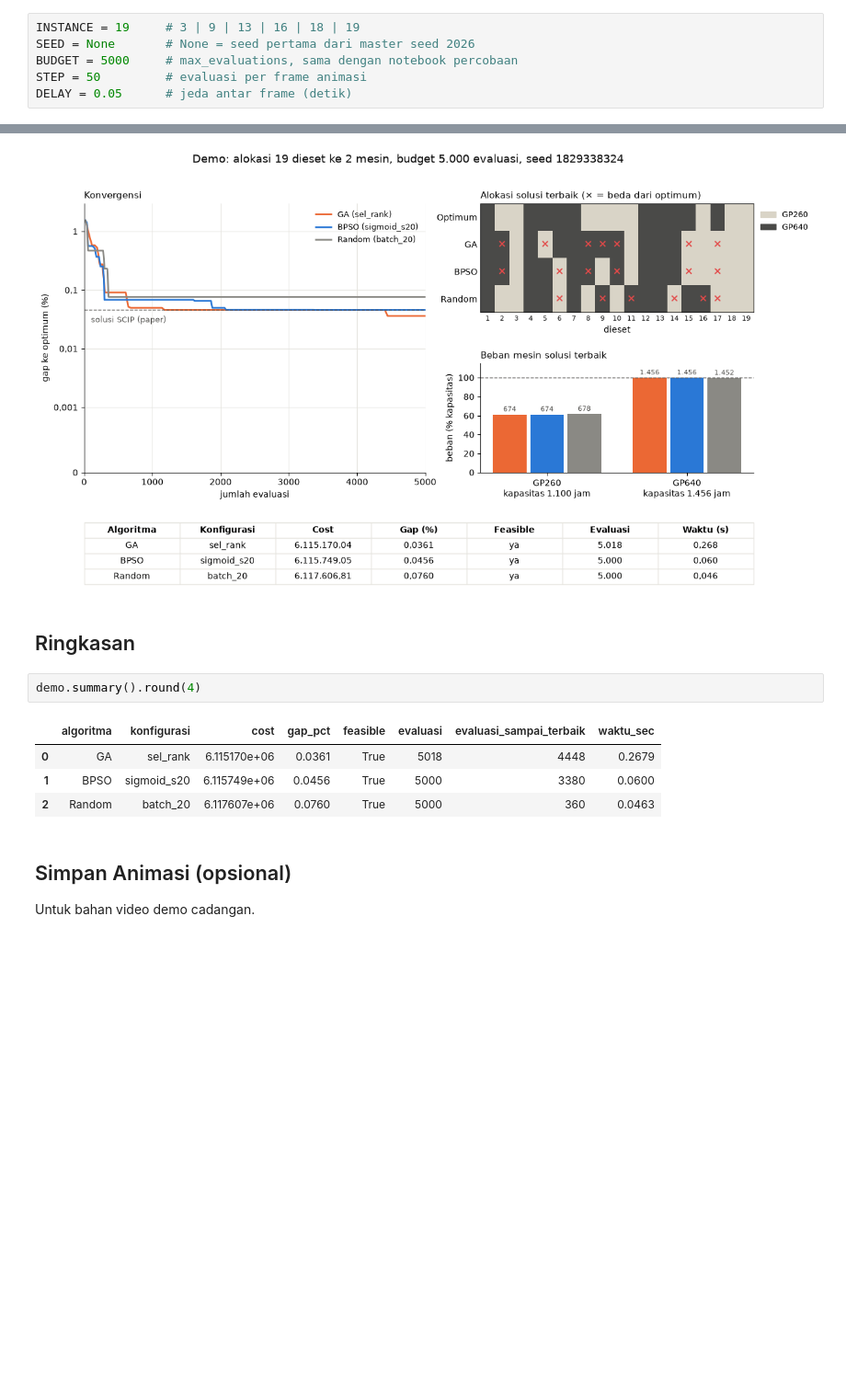
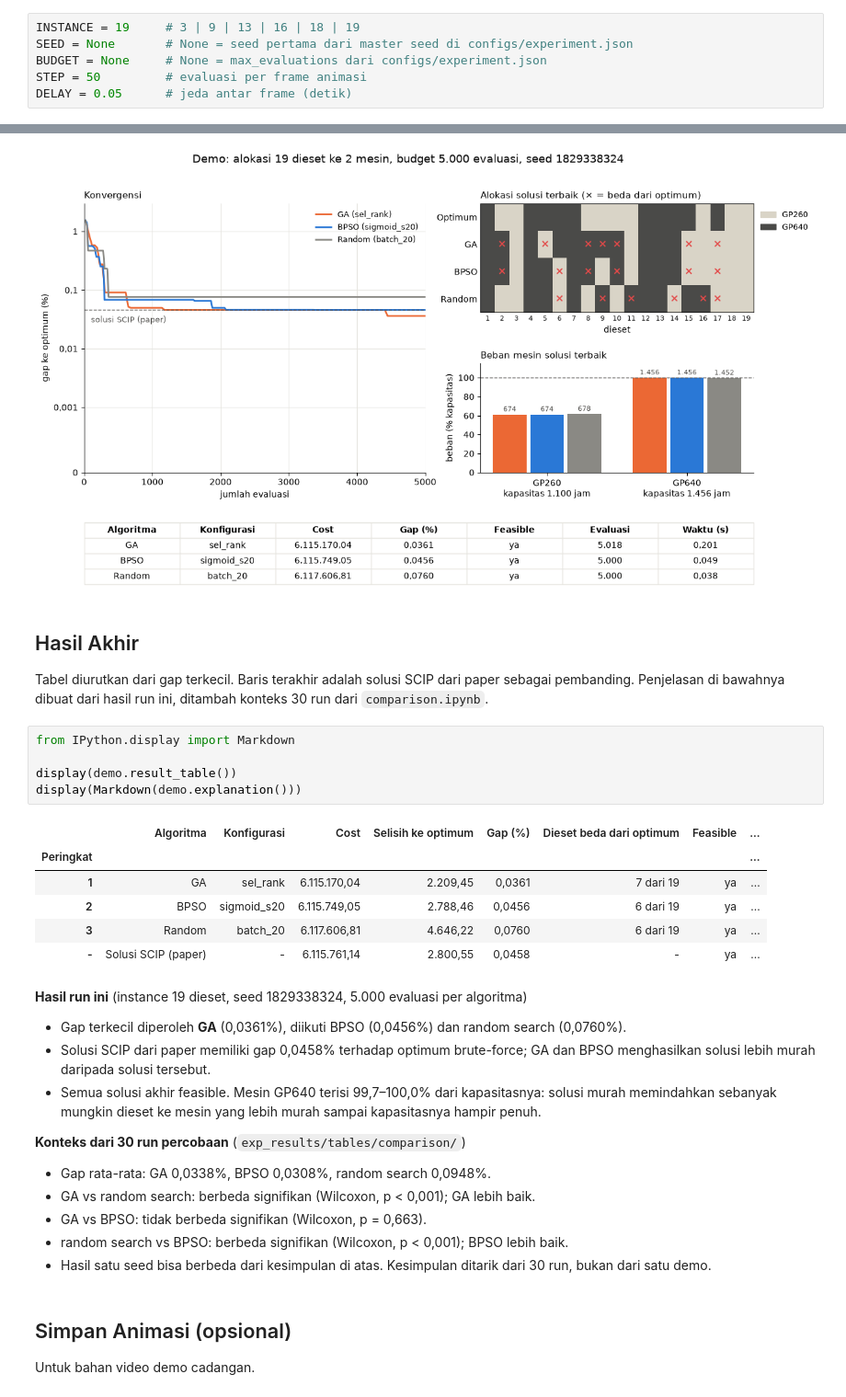
Before and after one commit to nazihnajmudin/AI5103-28426004-13523144, a Jupyter notebook: experiments/demo.ipynb, the cells around one changed output, grey strips where cells are left out. Shown at 92% size. Saved outputs shown, nothing was run; the diff lists cells and outputs as text; blank space fills up the shorter version.

```diff
--- a/experiments/demo.ipynb
+++ b/experiments/demo.ipynb
@@ -26,8 +26,8 @@ from src.paths import FIGURES_DIR
 ## Parameter
 # %%
 INSTANCE = 19     # 3 | 9 | 13 | 16 | 18 | 19
-SEED = None       # None = seed pertama dari master seed 2026
-BUDGET = 5000     # max_evaluations, sama dengan notebook percobaan
+SEED = None       # None = seed pertama dari master seed di configs/experiment.json
+BUDGET = None     # None = max_evaluations dari configs/experiment.json
 STEP = 50         # evaluasi per frame animasi
 DELAY = 0.05      # jeda antar frame (detik)
 # %% [markdown]
@@ -45,14 +45,34 @@ for _ in demo.frames():
 instance 19 dieset, seed 1829338324, optimum brute-force 6,112,960.59
 [figure]
 # %% [markdown]
-## Ringkasan
+## Hasil Akhir
+
+Tabel diurutkan dari gap terkecil. Baris terakhir adalah solusi SCIP dari paper sebagai pembanding. Penjelasan di bawahnya dibuat dari hasil run ini, ditambah konteks 30 run dari `comparison.ipynb`.
 # %%
-demo.summary().round(4)
+from IPython.display import Markdown
+
+display(demo.result_table())
+display(Markdown(demo.explanation()))
 # %% [output]
-|  | algoritma | konfigurasi | cost | gap_pct | feasible | evaluasi | evaluasi_sampai_terbaik | waktu_sec |
-| 0 | GA | sel_rank | 6.115170e+06 | 0.0361 | True | 5018 | 4448 | 0.2679 |
-| 1 | BPSO | sigmoid_s20 | 6.115749e+06 | 0.0456 | True | 5000 | 3380 | 0.0600 |
-| 2 | Random | batch_20 | 6.117607e+06 | 0.0760 | True | 5000 | 360 | 0.0463 |
+|  | Algoritma | Konfigurasi | Cost | Selisih ke optimum | Gap (%) | Dieset beda dari optimum | Feasible | ... |
+| Peringkat |  |  |  |  |  |  |  | ... |
+| 1 | GA | sel_rank | 6.115.170,04 | 2.209,45 | 0,0361 | 7 dari 19 | ya | ... |
+| 2 | BPSO | sigmoid_s20 | 6.115.749,05 | 2.788,46 | 0,0456 | 6 dari 19 | ya | ... |
+| 3 | Random | batch_20 | 6.117.606,81 | 4.646,22 | 0,0760 | 6 dari 19 | ya | ... |
+| - | Solusi SCIP (paper) | - | 6.115.761,14 | 2.800,55 | 0,0458 | - | ya | ... |
+**Hasil run ini** (instance 19 dieset, seed 1829338324, 5.000 evaluasi per algoritma)
+
+- Gap terkecil diperoleh **GA** (0,0361%), diikuti BPSO (0,0456%) dan random search (0,0760%).
+- Solusi SCIP dari paper memiliki gap 0,0458% terhadap optimum brute-force; GA dan BPSO menghasilkan solusi lebih murah daripada solusi tersebut.
+- Semua solusi akhir feasible. Mesin GP640 terisi 99,7–100,0% dari kapasitasnya: solusi murah memindahkan sebanyak mungkin dieset ke mesin yang lebih murah sampai kapasitasnya hampir penuh.
+
+**Konteks dari 30 run percobaan** (`exp_results/tables/comparison/`)
+
+- Gap rata-rata: GA 0,0338%, BPSO 0,0308%, random search 0,0948%.
+- GA vs random search: berbeda signifikan (Wilcoxon, p < 0,001); GA lebih baik.
+- GA vs BPSO: tidak berbeda signifikan (Wilcoxon, p = 0,663).
+- random search vs BPSO: berbeda signifikan (Wilcoxon, p < 0,001); BPSO lebih baik.
+- Hasil satu seed bisa berbeda dari kesimpulan di atas. Kesimpulan ditarik dari 30 run, bukan dari satu demo.
 # %% [markdown]
 ## Simpan Animasi (opsional)
 
```
Also changed, not shown: 5 other files.
